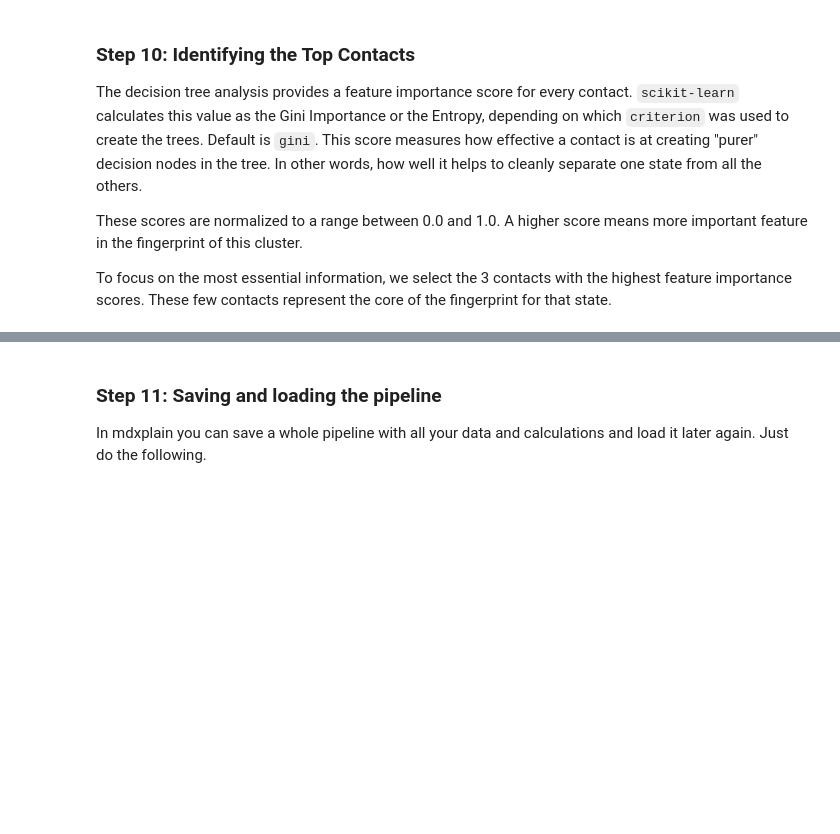
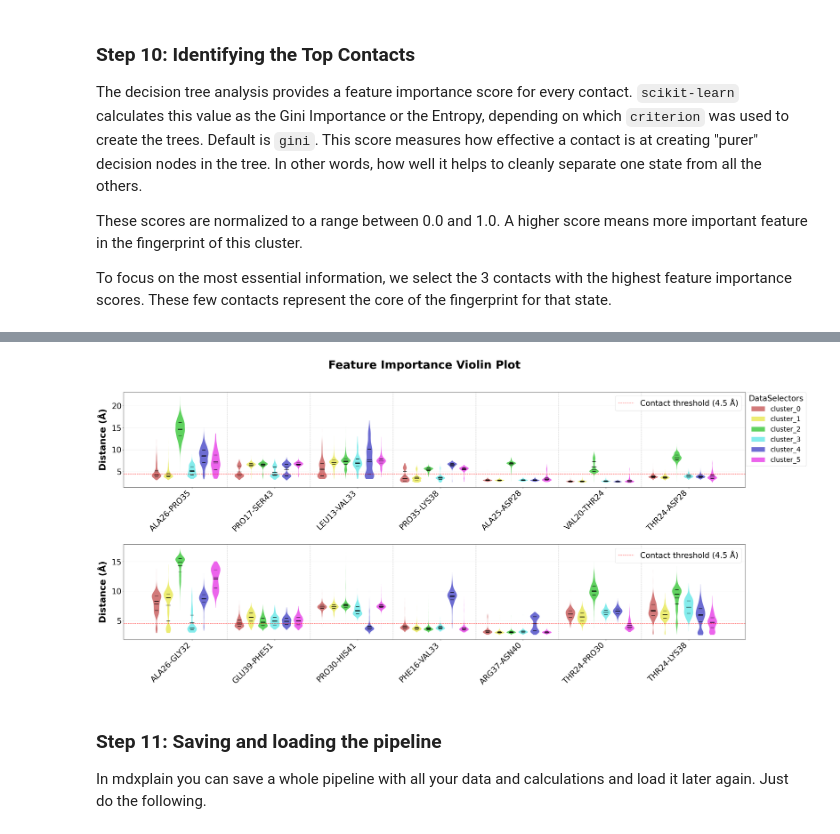
Before and after one commit to maximilian-salomon/mdxplain, a Jupyter notebook: tutorials/00_introduction.ipynb, the cells around one changed output, grey strips where cells are left out. Saved outputs shown, nothing was run; the diff lists cells and outputs as text; code cells hidden in the pictures; blank space fills up the shorter version.

```diff
--- a/tutorials/00_introduction.ipynb
+++ b/tutorials/00_introduction.ipynb
@@ -334,3 +346,10 @@ Top 3 features distinguishing Cluster 2:
+# %%
+fig = pipeline.plots.feature_importance.violins(
+    feature_importance_name="feature_importance",
+    n_top=3,
+)
+# %% [output]
+[figure, added]
 # %% [markdown]
 ### **Step 11: Saving and loading the pipeline**
 
```
Also changed, not shown: parts of 4 cells of this notebook, 19 other files.
